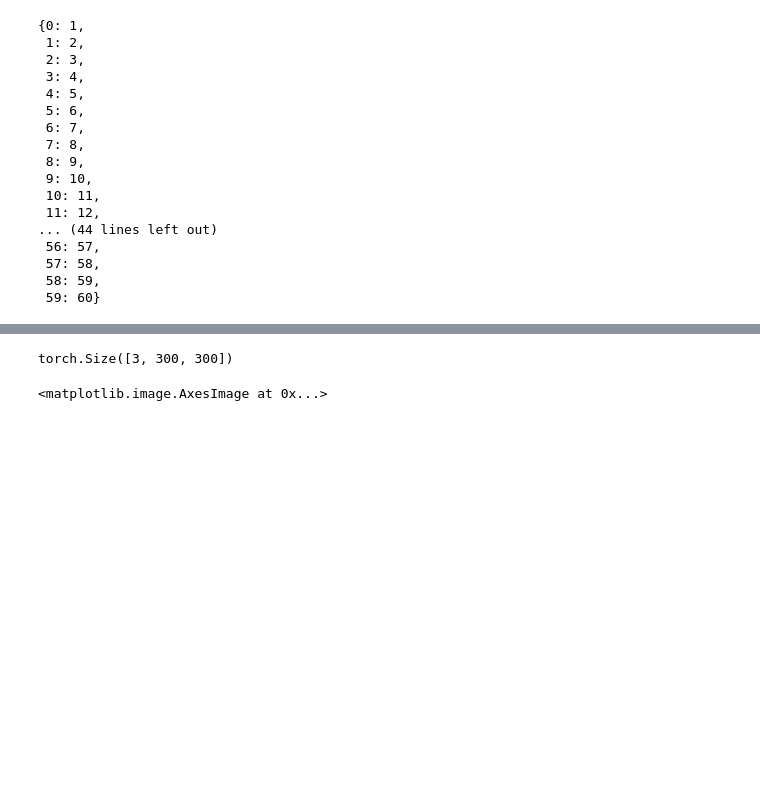
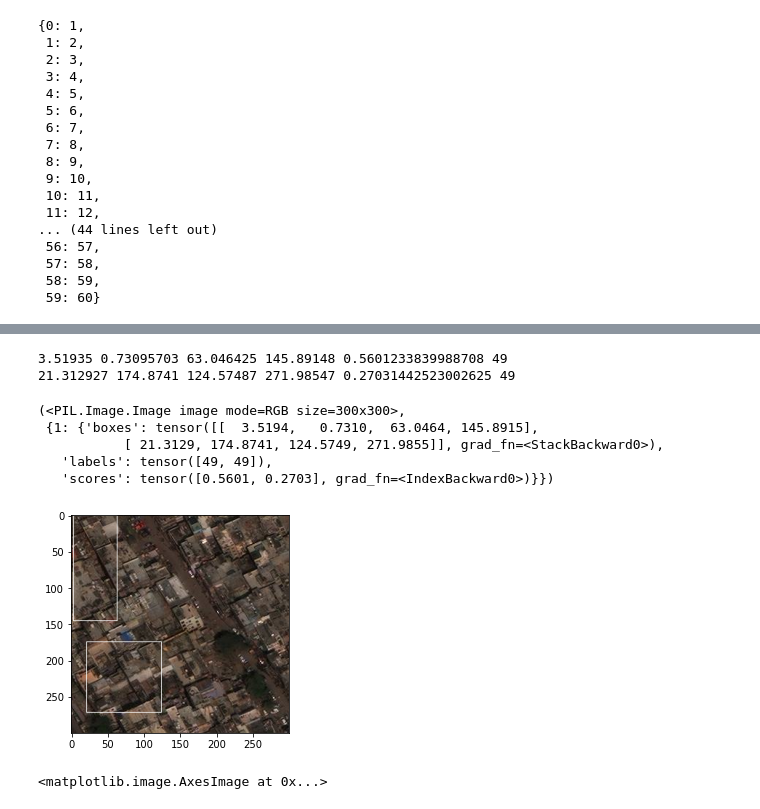
Before and after one commit to interactivetech/xview-torchvision-coco, a Jupyter notebook: test_data.ipynb, the cells around one changed output, grey strips where cells are left out. Saved outputs shown, nothing was run; the diff lists cells and outputs as text; code cells hidden in the pictures; blank space fills up the shorter version.

```diff
--- a/test_data.ipynb
+++ b/test_data.ipynb
@@ -156,7 +124,7 @@ def build_frcnn_model(num_classes):
 # %%
 # model = fcos_resnet50_fpn(pretrained=False,num_classes=61)
 model=build_frcnn_model(num_classes=61)
-model.load_state_dict(torch.load('model.pth').state_dict())
+model.load_state_dict(torch.load('model_30_ap.pth').state_dict())
 _=model.eval()
 # %%
 def collate_fn(batch):
@@ -168,20 +136,46 @@ images_t, targets_t= list(data_loader_test)[0]
 # %%
-images_t[0].shape
+# images_t[0].shape
-# %% [output]
-torch.Size([3, 300, 300])
 # %%
 # from time import time
-cpu_device = torch.device('cpu')
-# _,outputs = model(images_t,targets_t)
-outputs = model(images_t)
+def visualize_pred(inv_tensor,res):
+    '''
+    '''
+    img = Image.fromarray((255.*inv_tensor.permute((1,2,0)).numpy()).astype(np.uint8))
+    draw = ImageDraw.Draw(img)
+    for ind,(b,s,l) in enumerate(zip(res[1]['boxes'],res[1]['scores'],res[1]['labels'])):
+        # print(b.detach().numpy(), s.detach().numpy())
+        x,y,x2,y2 = b.detach().numpy()
+        print( x,y,x2,y2,s.item(),l.item())
+        draw.rectangle([x,y,x2,y2])
+        if ind > 3:
+            break
 
-# print(type(outputs[0]))
-# print(outputs)
-outputss = []
-for t in outputs:
-    outputss.append({k: v.to(cpu_device) for k, v in t.items()})
-# model_time = time.time() - model_time
-res = {target["image_id"].item(): output for target, output in zip(targets_t, outputss)}
+    plt.imshow(img)
+def predict(model,images_t):
+    '''
+    '''
+    cpu_device = torch.device('cpu')
+    outputs = model(images_t)
+
+    outputss = []
+    for t in outputs:
+        outputss.append({k: v.to(cpu_device) for k, v in t.items()})
+    # model_time = time.time() - model_time
+    res = {target["image_id"].item(): output for target, output in zip(targets_t, outputss)}
+    visualize_pred(images_t[0],res)
+    return img, res
+# %%
+images_t, targets_t= list(data_loader_test)[0]
+predict(model,images_t)
+# %% [output]
+3.51935 0.73095703 63.046425 145.89148 0.5601233839988708 49
+21.312927 174.8741 124.57487 271.98547 0.27031442523002625 49
+(<PIL.Image.Image image mode=RGB size=300x300>,
+ {1: {'boxes': tensor([[  3.5194,   0.7310,  63.0464, 145.8915],
+           [ 21.3129, 174.8741, 124.5749, 271.9855]], grad_fn=<StackBackward0>),
+   'labels': tensor([49, 49]),
+   'scores': tensor([0.5601, 0.2703], grad_fn=<IndexBackward0>)}})
+[figure, added]
 # %%
 plt.imshow(images_t[0].permute(1,2,0).numpy())
 # %% [output]
```
Also changed, not shown: parts of 7 cells of this notebook, 36 other files.
